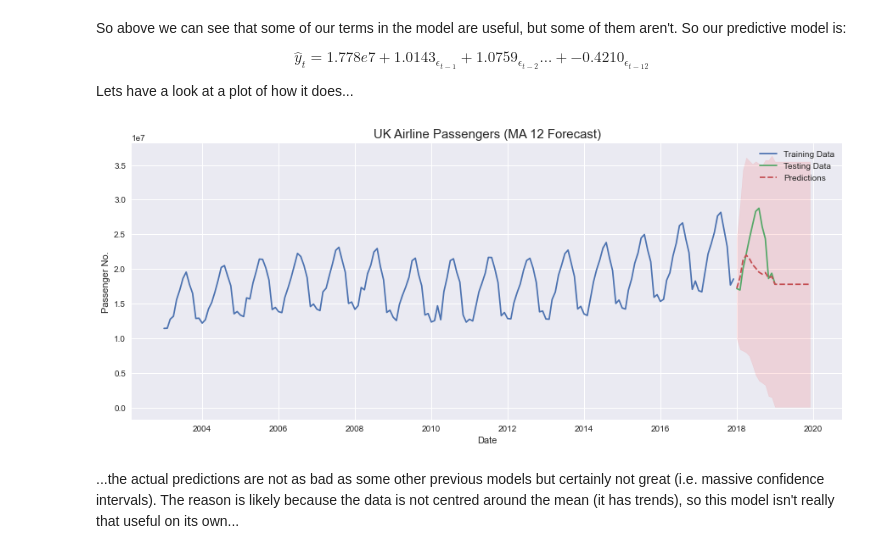
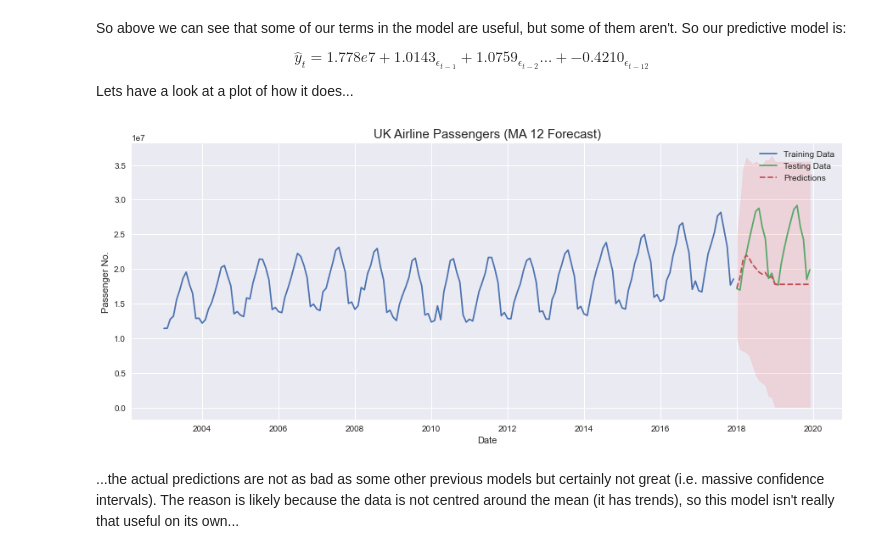
Before and after one commit to Eldave93/machine-learning-workbooks, a Jupyter notebook: 12-time-series/12_workbook.ipynb, the cells around one changed output. Cells and saved outputs as stored; diff of their text form; code cells hidden in the pictures.

```diff
--- a/12-time-series/12_workbook.ipynb
+++ b/12-time-series/12_workbook.ipynb
@@ -2022,25 +2039,25 @@ Lets have a look at a plot of how it does...
 # %%
 # get predictions and confidence intervals
 MAforecast = MAModel.get_forecast(flights_test.shape[0]).summary_frame()
 
 plt.figure(figsize=(15,6))
 
 plt.plot(flights_train, label='Training Data')
-plt.plot(flights_test.loc[:flights_test.index[12]], label='Testing Data')
+plt.plot(flights_test, label='Testing Data')
 plt.plot(MAforecast['mean'], label='Predictions', linestyle="--")
 
 # add the confidence intervals by filling a colour between them
 plt.fill_between(flights_test.index, MAforecast.mean_ci_lower, MAforecast.mean_ci_upper, color='red', alpha=0.1)
 
 plt.title("UK Airline Passengers (MA 12 Forecast)", fontsize=15)
 plt.xlabel("Date")
 plt.ylabel("Passenger No.")
 
 plt.legend(loc='best')
 
 plt.show()
 # %% [output]
-[figure, old version]
+[figure, new version]
 # %% [markdown]
 ...the actual predictions are not as bad as some other previous models but certainly not great (i.e. massive confidence intervals). The reason is likely because the data is not centred around the mean (it has trends), so this model isn't really that useful on its own...
 # %% [markdown]
```
Also changed, not shown: parts of 68 cells of this notebook.
